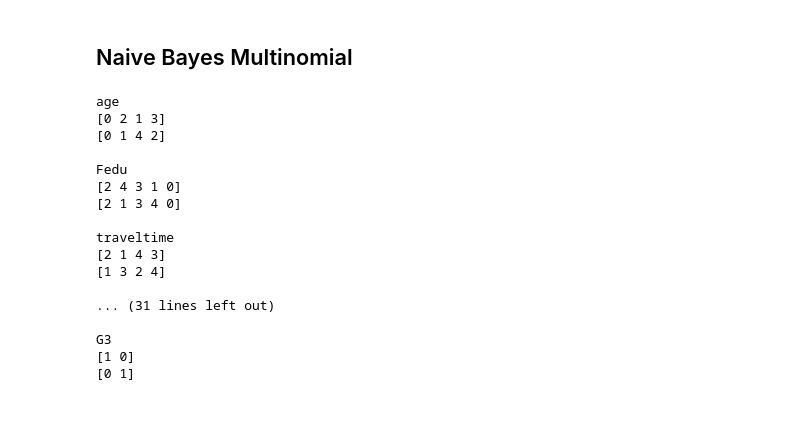
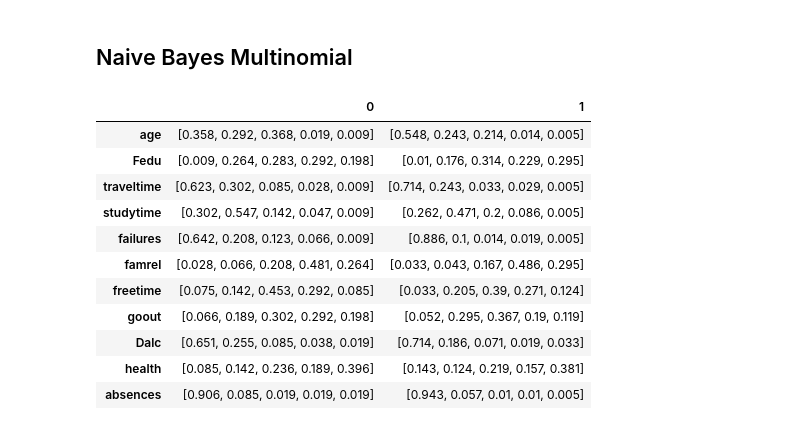
Before and after one commit to Charless96/ProyectoIa, a Jupyter notebook: proyectoFinal.ipynb, the cells around one changed output. Cells and saved outputs as stored; diff of their text form; code cells hidden in the pictures.

```diff
--- a/proyectoFinal.ipynb
+++ b/proyectoFinal.ipynb
@@ -271,24 +269,55 @@ test_data_mult['absences'] = testAbsDisc.astype(int)
-# %%
-for column in train_data_mult.columns.values:
-    print(column)
-    print(train_data_mult[column].unique())
-    print(test_data_mult[column].unique())
-    print('')
-# %% [output]
-age
-[0 2 1 3]
-[0 1 4 2]
-
-Fedu
-[2 4 3 1 0]
-[2 1 3 4 0]
-
-traveltime
-[2 1 4 3]
-[1 3 2 4]
-
-... (31 lines left out)
-
-G3
-[1 0]
-[0 1]
+# %%
+#Aumentar las que van de 0-4 a 1-5 (age, fedu, failures, absences)
+
+train_data_mult['age'] += 1
+test_data_mult['age'] += 1
+
+train_data_mult['Fedu'] += 1
+test_data_mult['Fedu'] += 1
+
+train_data_mult['failures'] += 1
+test_data_mult['failures'] += 1
+
+train_data_mult['absences'] += 1
+test_data_mult['absences'] += 1
+# %%
+#Las prob a priori son las mismas
+probPrioriMult = probPriori
+
+#Calcular las probs condicionales
+
+#Reservar el espacio arreglo de 5 posibles valores en una matriz de (numero de variables)(numero de clases)
+multColNames = data.columns.values
+multColNames = multColNames[:-1]
+
+espacio = [[np.zeros(5) for _ in range(data.iloc[:,-1].nunique())] for _ in range(len(multColNames)) ]
+
+multProbCond = pd.DataFrame(espacio, columns=data.iloc[:,-1].unique())
+multProbCond.index = multColNames
+# %%
+#Obtener las frecuencias de cada variable
+
+
+for clase in multProbCond.columns.values: #clases (0 y 1)
+    subset = train_data_mult[train_data_mult.iloc[:,-1] == clase]
+    for col in multColNames:
+        for value in range(1,6): #posibles valores
+            countValue = subset[col].value_counts().get(value, 0)
+            countValue += 1 #para evitar 0's
+            totalClass = len(subset)
+            multProbCond.at[col, clase][value-1] = round((countValue / totalClass),3)
+# %%
+multProbCond
+# %% [output]
+|  | 0 | 1 |
+| age | [0.358, 0.292, 0.368, 0.019, 0.009] | [0.548, 0.243, 0.214, 0.014, 0.005] |
+| Fedu | [0.009, 0.264, 0.283, 0.292, 0.198] | [0.01, 0.176, 0.314, 0.229, 0.295] |
+| traveltime | [0.623, 0.302, 0.085, 0.028, 0.009] | [0.714, 0.243, 0.033, 0.029, 0.005] |
+| studytime | [0.302, 0.547, 0.142, 0.047, 0.009] | [0.262, 0.471, 0.2, 0.086, 0.005] |
+| failures | [0.642, 0.208, 0.123, 0.066, 0.009] | [0.886, 0.1, 0.014, 0.019, 0.005] |
+| famrel | [0.028, 0.066, 0.208, 0.481, 0.264] | [0.033, 0.043, 0.167, 0.486, 0.295] |
+| freetime | [0.075, 0.142, 0.453, 0.292, 0.085] | [0.033, 0.205, 0.39, 0.271, 0.124] |
+| goout | [0.066, 0.189, 0.302, 0.292, 0.198] | [0.052, 0.295, 0.367, 0.19, 0.119] |
+| Dalc | [0.651, 0.255, 0.085, 0.038, 0.019] | [0.714, 0.186, 0.071, 0.019, 0.033] |
+| health | [0.085, 0.142, 0.236, 0.189, 0.396] | [0.143, 0.124, 0.219, 0.157, 0.381] |
+| absences | [0.906, 0.085, 0.019, 0.019, 0.019] | [0.943, 0.057, 0.01, 0.01, 0.005] |
```
Also changed, not shown: parts of 3 cells of this notebook, 1 other file.
